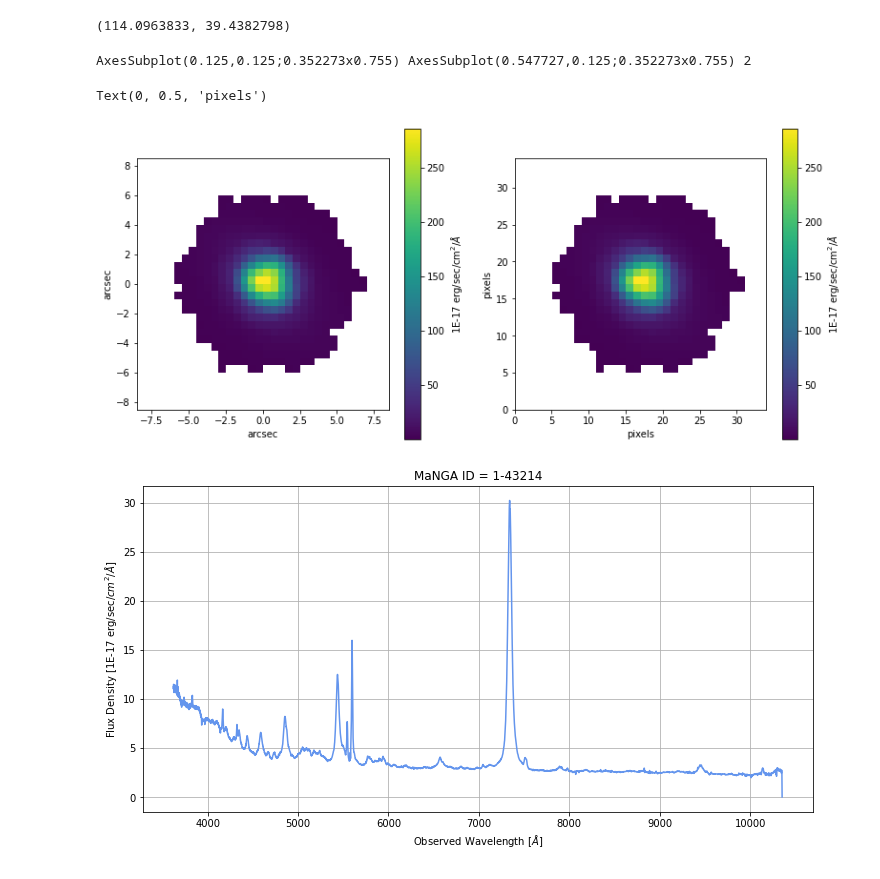
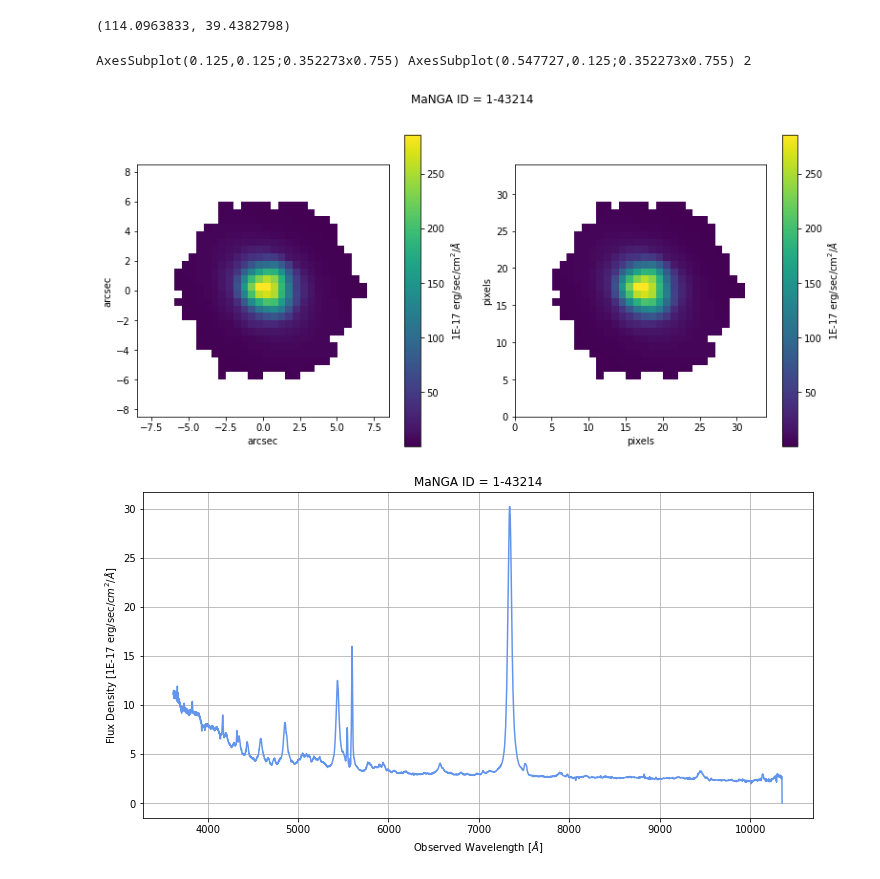
Before and after one commit to Natacha-U/Snr-Prj, a Jupyter notebook: 1-43214.ipynb, the cells around one changed output. Cells and saved outputs as stored; diff of their text form; code cells hidden in the pictures.

Commit message:
2d image

```diff
--- a/1-43214.ipynb
+++ b/1-43214.ipynb
@@ -53,28 +53,29 @@ dim = [0, len(flux), 0, len(flux)]
 # %%
 fig, ax = plt.subplots(1,2, figsize = (13,6))
 
 print(fig.get_axes()[0], fig.get_axes()[1], len(fig.get_axes()))
 
 im1 = ax[0].imshow(im, extent = extent, cmap = cm.viridis, origin = 'lower', interpolation = 'none');
 im2 = ax[1].imshow(im, extent = dim, cmap = cm.viridis, origin = 'lower', interpolation = 'none');
 fig.colorbar(im1, label='1E-17 erg/sec/'+r'cm$^2$/'+r'$\AA$', ax = ax[0]);
 fig.colorbar(im2, label='1E-17 erg/sec/'+r'cm$^2$/'+r'$\AA$', ax = ax[1]);
 
 ax[0].set_xlabel('arcsec')
 ax[0].set_ylabel('arcsec')
 
 ax[1].set_xlabel('pixels')
 ax[1].set_ylabel('pixels')
 
+plt.suptitle('MaNGA ID = ' + mangaid)
+
 # plt.imshow(im, extent=extent, cmap=cm.YlGnBu_r, origin='lower', interpolation='none')
 # plt.colorbar(label=flux_header['BUNIT'])
 # plt.xlabel('arcsec')
 # plt.ylabel('arcsec')
 # plt.savefig('Images/3d_SideBySide', bbox_inches = 'tight')
 # %% [output]
 AxesSubplot(0.125,0.125;0.352273x0.755) AxesSubplot(0.547727,0.125;0.352273x0.755) 2
-Text(0, 0.5, 'pixels')
-[figure, old version]
+[figure, new version]
 # %%
 plt.figure(figsize = (12,6))
 plt.grid()
```
